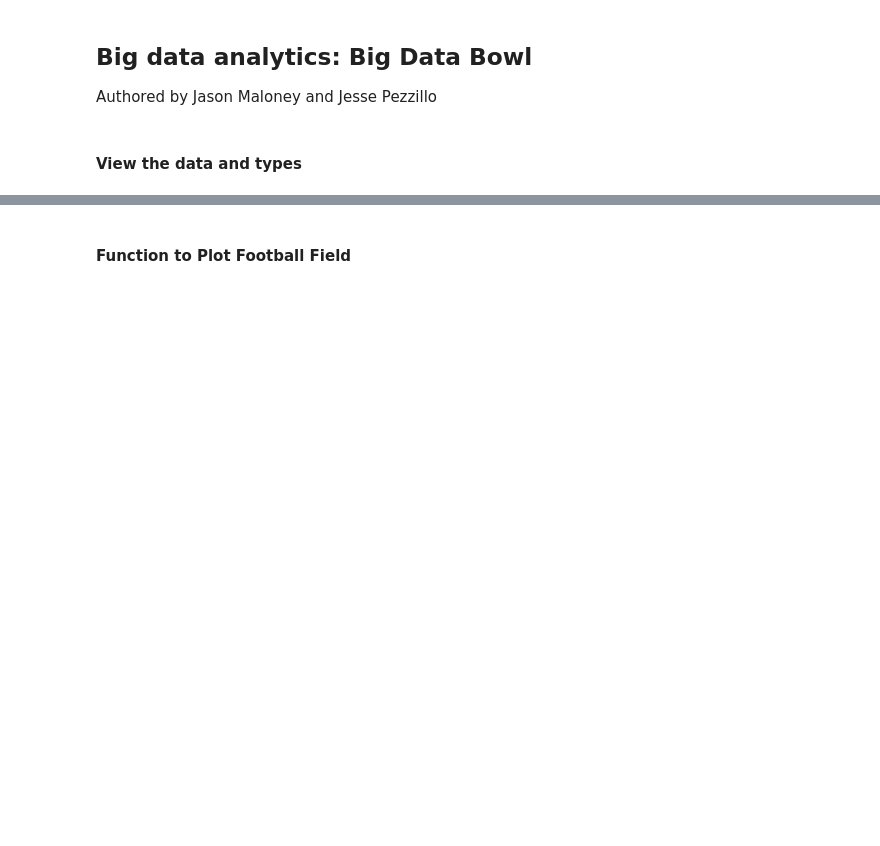
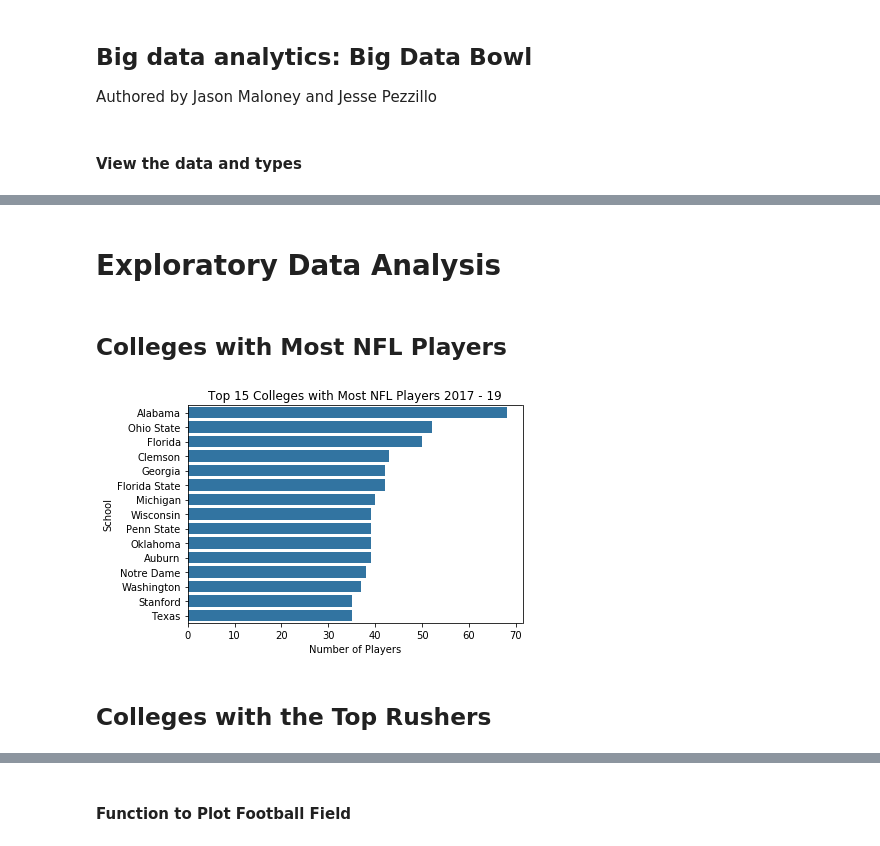
Before and after one commit to MaloneyJason/Rush-Yards, a Jupyter notebook: Yard Prediction Field Graph.ipynb, the cells around one changed output, grey strips where cells are left out. Cells and saved outputs as stored; diff of their text form; code cells hidden in the pictures; blank space fills up the shorter version.

```diff
--- a/Yard Prediction Field Graph.ipynb
+++ b/Yard Prediction Field Graph.ipynb
@@ -310,0 +50,25 @@ sns.countplot(data['db'])
+# %% [markdown]
+# Exploratory Data Analysis
+# %% [markdown]
+## Colleges with Most NFL Players
+# %%
+# get players and their college
+college = data[['displayname', 'playercollegename']]
+college = college.drop_duplicates('displayname')
+college = pd.DataFrame(college['playercollegename'].value_counts())
+college['name'] = college.index
+college.index = range(len(college))
+college = college[:15]
+college
+# %%
+sns.barplot(x = 'playercollegename', y = 'name', data = college,
+           color = 'tab:blue')
+plt.title('Top 15 Colleges with Most NFL Players 2017 - 19')
+plt.xlabel('Number of Players')
+plt.ylabel('School')
+plt.show()
+del college
+# %% [output]
+[figure, added]
+# %% [markdown]
+## Colleges with the Top Rushers
```
Also changed, not shown: parts of 102 cells of this notebook.
